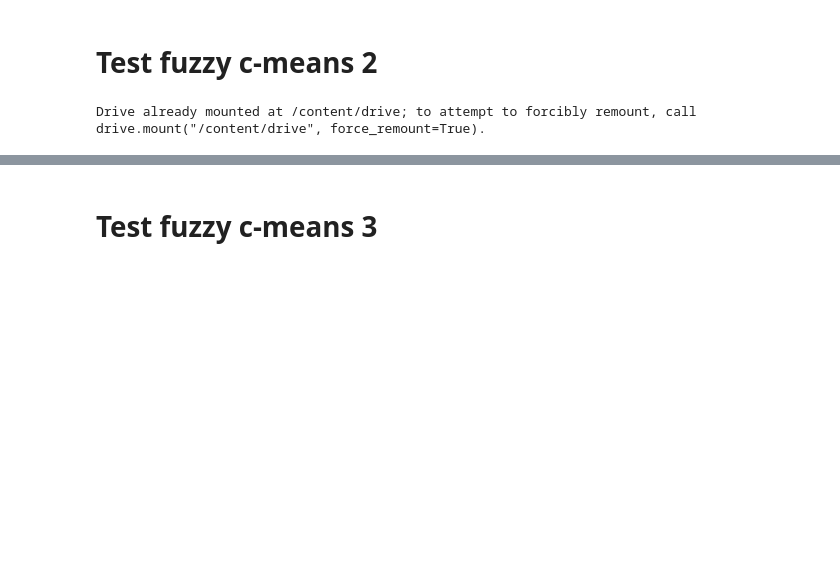
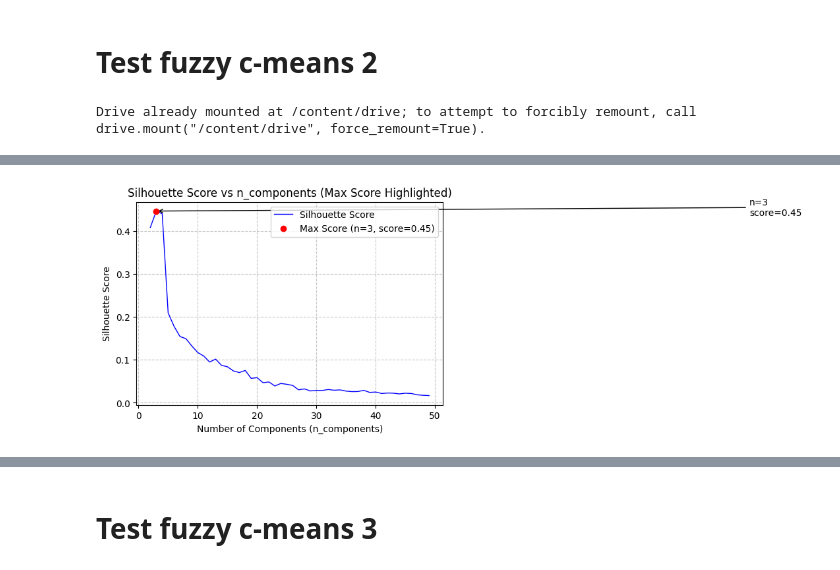
Before and after one commit to achmadbaharuddinakbar/PPW-A, a Jupyter notebook: _sources/tugas-ppw/tugas8.ipynb, the cells around one changed output, grey strips where cells are left out. Saved outputs shown, nothing was run; the diff lists cells and outputs as text; code cells hidden in the pictures; blank space fills up the shorter version.

```diff
--- a/_sources/tugas-ppw/tugas8.ipynb
+++ b/_sources/tugas-ppw/tugas8.ipynb
@@ -143,3 +289,38 @@ tfidf_array = tfidf_matrix.toarray()
+# %%
+import matplotlib.pyplot as plt
+import numpy as np
+
+# Urutkan hasil berdasarkan n_components (ascending) untuk grafik mulus
+sorted_results = sorted(results.items())  # Hanya diurutkan berdasarkan n_components
+n_components_sorted = [item[0] for item in sorted_results]
+scores_sorted = [item[1] for item in sorted_results]
+
+# Cari skor tertinggi
+max_score_index = np.argmax(scores_sorted)
+max_n_components = n_components_sorted[max_score_index]
+max_score = scores_sorted[max_score_index]
+
+# Buat line chart
+plt.figure(figsize=(6, 4))
+plt.plot(n_components_sorted, scores_sorted, label='Silhouette Score', color='blue', linewidth=1)
+plt.scatter(max_n_components, max_score, color='red', zorder=5, label=f'Max Score (n={max_n_components}, score={max_score:.2f})')
+
+# Tambahkan anotasi pada skor tertinggi
+plt.annotate(f"n={max_n_components}\nscore={max_score:.2f}",
+             xy=(max_n_components, max_score),
+             xytext=(max_n_components + 100, max_score - 0.01),
+             arrowprops=dict(facecolor='black', arrowstyle='->'), fontsize=10)
+
+# Label dan judul
+plt.xlabel("Number of Components (n_components)")
+plt.ylabel("Silhouette Score")
+plt.title("Silhouette Score vs n_components (Max Score Highlighted)")
+plt.legend()
+plt.grid(True, linestyle='--', alpha=0.7)
+plt.tight_layout()
+plt.show()
+# %% [output]
+[figure, added]
 # %%
 # Reduksi dimensi menggunakan SVD
 svd = TruncatedSVD(n_components=20, random_state=42)
```
Also changed, not shown: parts of 18 cells of this notebook, 20 other files.
